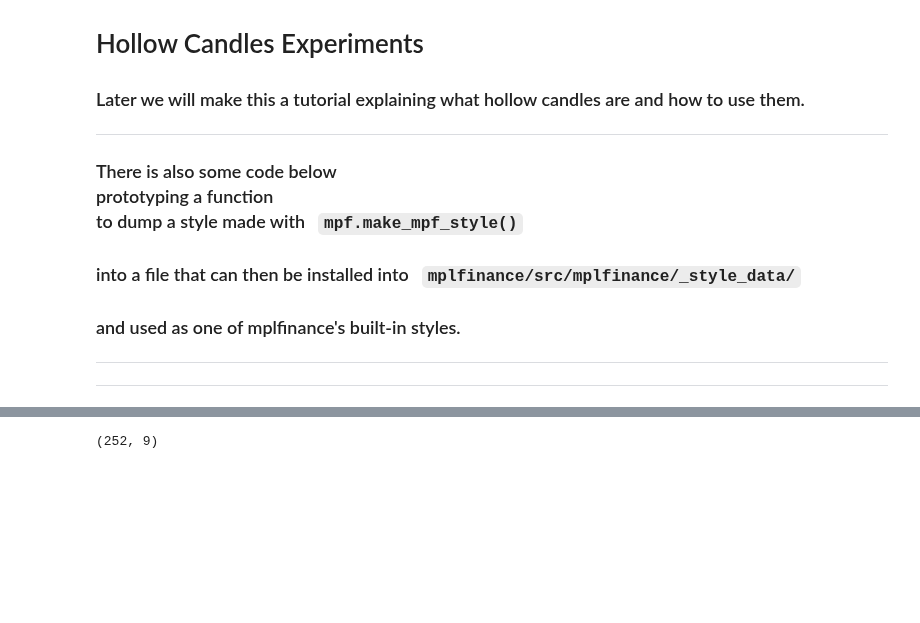
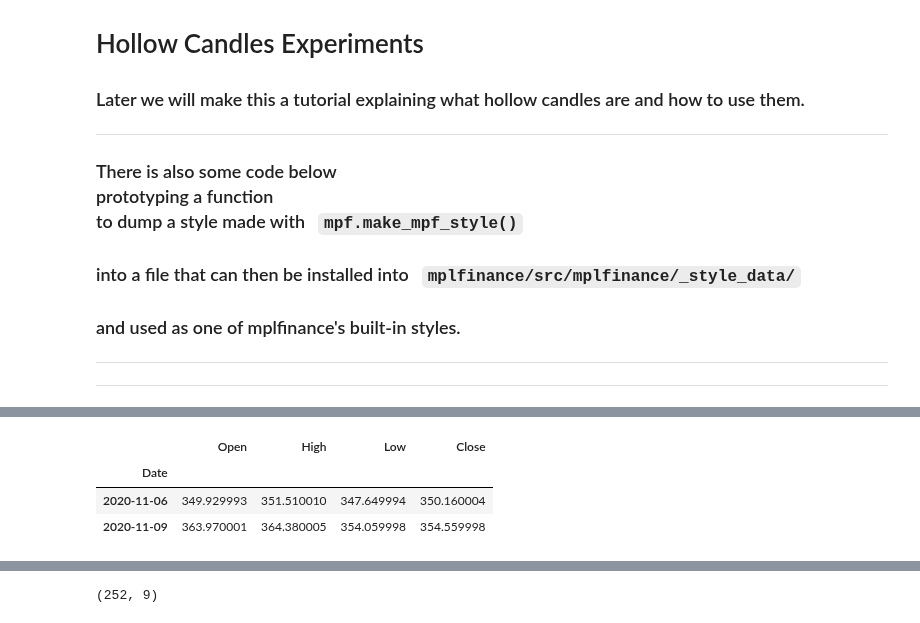
Before and after one commit to matplotlib/mplfinance, a Jupyter notebook: examples/hollow_candles.ipynb, the cells around one changed output, grey strips where cells are left out. Cells and saved outputs as stored; diff of their text form; code cells hidden in the pictures; blank space fills up the shorter version.

```diff
--- a/examples/hollow_candles.ipynb
+++ b/examples/hollow_candles.ipynb
@@ -23,0 +74,7 @@ pd.__version__  # for the record
+# %%
+df.loc['11/6/2020':'11/9/2020',['Open','High','Low','Close']]
+# %% [output]
+|  | Open | High | Low | Close |
+| Date |  |  |  |  |
+| 2020-11-06 | 349.929993 | 351.510010 | 347.649994 | 350.160004 |
+| 2020-11-09 | 363.970001 | 364.380005 | 354.059998 | 354.559998 |
```
Also changed, not shown: parts of 17 cells of this notebook, 1 other file.
